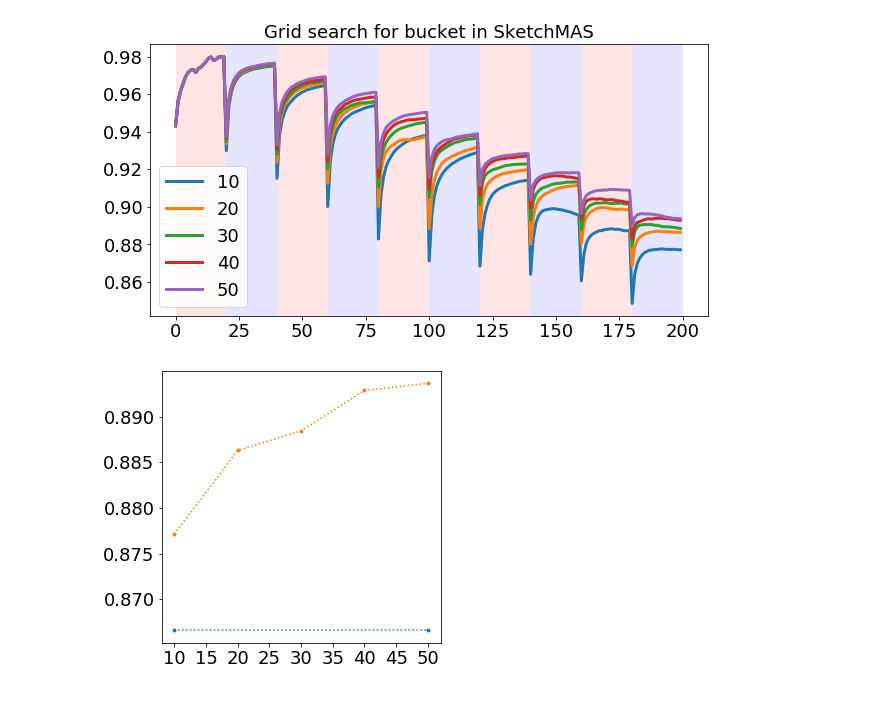
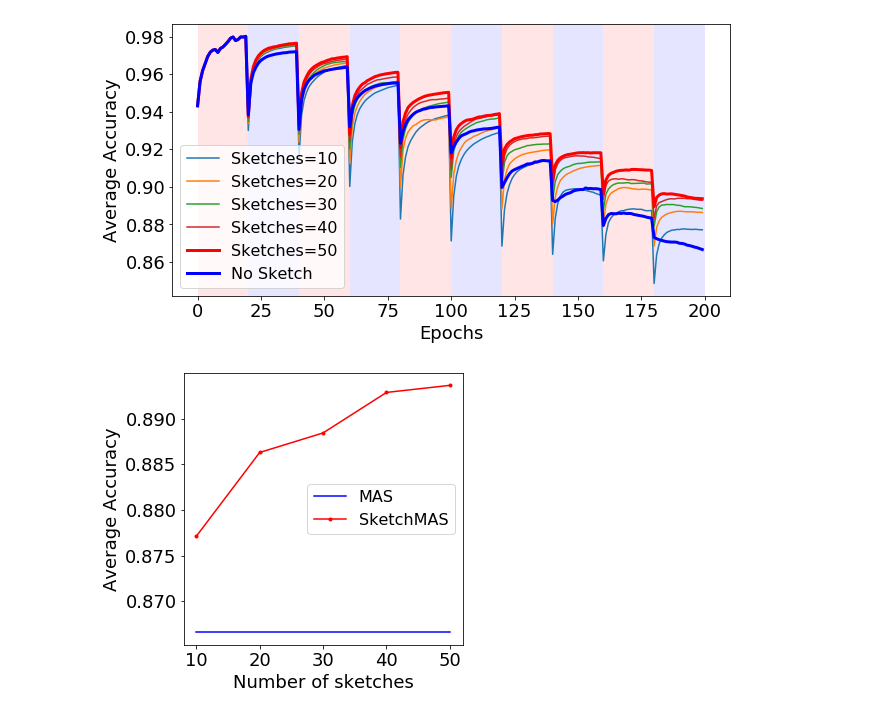
Before and after one commit to lihr04/corel2m, a Jupyter notebook: Visualization_MAS.ipynb, the cells around one changed output. Saved outputs shown, nothing was run; the diff lists cells and outputs as text; code cells hidden in the pictures.

```diff
--- a/Visualization_MAS.ipynb
+++ b/Visualization_MAS.ipynb
@@ -108,24 +110,36 @@ for j in range(5):
 # %%
 plt.figure(figsize=(10,5))
 for t in range(num_task):
     if t%2:
         c='b'
     else:
         c='r'
     plt.axvspan(t*epochs, (t+1)*epochs, facecolor=c, alpha=0.1)
-for i in range(5):
-    plt.plot(get_mean_acc(acc_sketch_mas_buckets_list[i],epochs),linewidth=3)
+
+for i in range(4):
+    plt.plot(get_mean_acc(acc_sketch_mas_buckets_list[i],epochs),linewidth=1.5)
+plt.plot(get_mean_acc(acc_sketch_mas_buckets_list[4],epochs),'r',linewidth=3)
+plt.plot(get_mean_acc(acc_mas,epochs),'b',linewidth=3)
+
 plt.xticks(fontsize=18),plt.yticks(fontsize=18)
-plt.legend(['10', '20', '30', '40', '50'],fontsize=18)
-plt.title('Grid search for bucket in SketchMAS',fontsize=18)
+plt.legend(['Sketches=10', 'Sketches=20', 'Sketches=30', 'Sketches=40', 'Sketches=50', 'No Sketch'],fontsize=16)
+plt.xlabel('Epochs',fontsize=18),plt.ylabel('Average Accuracy',fontsize=18)
+
+plt.savefig('figure/grid_search_sketch_mas_sketches_search.svg',format='svg')
 plt.show()
 # %% [output]
-[figure, old version]
+[figure, new version]
 # %%
 plt.figure(figsize=(5,5))
-plt.plot([10,50], [get_mean_acc(acc_mas,epochs)[-1] for i in range(2)], '.:')
-plt.plot([10,20,30,40,50], [get_mean_acc(acc_sketch_mas_buckets_list[i],epochs)[-1] for i in range(5)], '.:')
+
+plt.plot([10,50], [get_mean_acc(acc_mas,epochs)[-1] for i in range(2)], 'b-')
+plt.plot([10,20,30,40,50], [get_mean_acc(acc_sketch_mas_buckets_list[i],epochs)[-1] for i in range(5)], 'r.-')
 plt.xticks(fontsize=18),plt.yticks(fontsize=18)
+plt.locator_params(axis='x', nbins=5)
+plt.legend(['MAS', 'SketchMAS'],fontsize=16)
+plt.xlabel('Number of sketches',fontsize=18),plt.ylabel('Average Accuracy',fontsize=18)
+
+plt.savefig('figure/grid_search_sketch_mas_sketches_search_2.svg',format='svg')
 plt.show()
 # %% [output]
-[figure, old version]
+[figure, new version]
```
Also changed, not shown: parts of 7 cells of this notebook, 14 other files.
